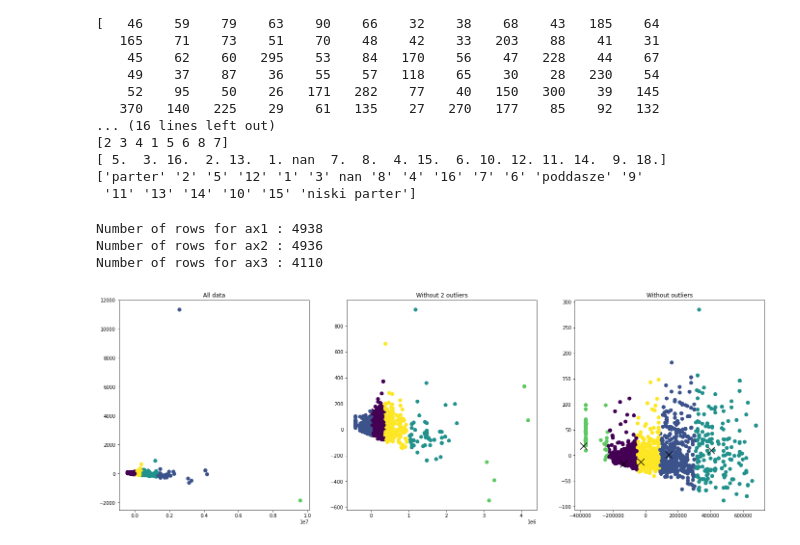
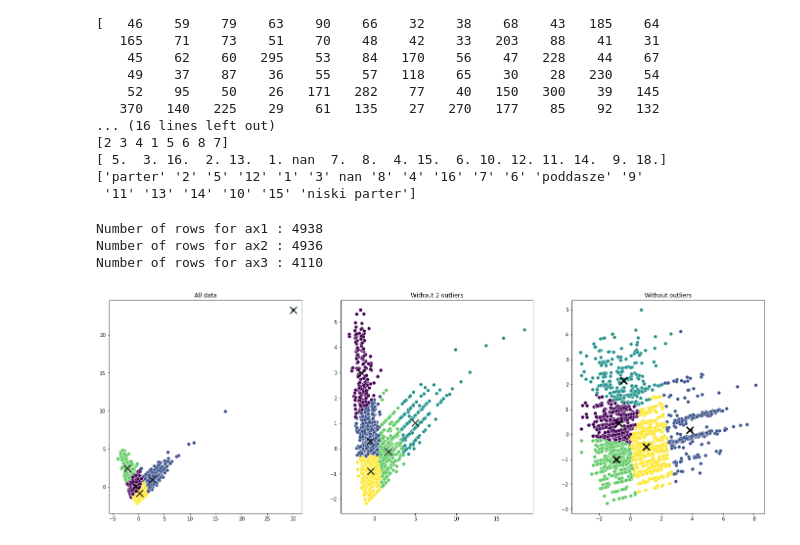
Before and after one commit to filnow/ML-UAM-22, a Jupyter notebook: ex8/8.0.ipynb, the cells around one changed output. Drawn from its saved outputs; the diff is of its cells as text; code cells hidden in the pictures.

Commit message:
add scalar

```diff
--- a/ex8/8.0.ipynb
+++ b/ex8/8.0.ipynb
@@ -54,53 +52,48 @@ data['Liczba pięter w budynku'] = data['Liczba pięter w budynku'].astype(int)
 #Removing 2 biggest outliers in data
 #That is a row where 'cena' is equal to 10000000 and
 # a row where 'Powierzchnia w m2' is equal to 11930
 data_without_2_outliers = data[data['Powierzchnia w m2'] != 11930]
 data_without_2_outliers = data_without_2_outliers[data_without_2_outliers['cena'] != 10000000]
 #Removing outliers using z-score
 data_without_outliers = data[(np.abs(stats.zscore(data)) < 2).all(axis=1)]
 
 fig, (ax1, ax2, ax3) = plt.subplots(1, 3, figsize=(24, 8))
 
 for i, df in enumerate([data, data_without_2_outliers, data_without_outliers]):
 
     X = df.values
 
-    print(f'Number of rows for ax{i+1} : {X.shape[0]}')
+    scaler = StandardScaler()
+    X_scalar = scaler.fit_transform(X)
+
+    #PCA
+    pca = PCA(n_components=2)
+    pca.fit(X_scalar)
+    X_pca = pca.transform(X_scalar)
+
+    print(f'Number of rows for ax{i+1} : {X_pca.shape[0]}')
 
     #KMeans
-    kmeans = KMeans(n_clusters=5, random_state=0).fit(X)
-    clusters = kmeans.predict(X)
+    kmeans = KMeans(n_clusters=5).fit(X_pca)
+    clusters = kmeans.predict(X_pca)
     centers = kmeans.cluster_centers_
 
-    #PCA for data
-    pca = PCA(n_components=2)
-    pca.fit(X)
-    X_pca = pca.transform(X)
-
-    #PCA for centers
-    pca = PCA(n_components=2)
-    pca.fit(centers)
-    centers_pca = pca.transform(centers)
-
-
     if i == 0:
-        ax1.scatter(X_pca[:, 0], X_pca[:, 1], c=clusters, s=50, cmap='viridis')
+        ax1.scatter(X_pca[:, 0], X_pca[:, 1], c=clusters, s=50, edgecolors='white', linewidth=0.5, cmap='viridis')
+        ax1.scatter(centers[:, 0], centers[:, 1], c='black', s=200, alpha=0.9, marker='x', linewidths=2)
         ax1.set_title('All data')
 
     elif i == 1:
-        ax2.scatter(X_pca[:, 0], X_pca[:, 1], c=clusters, s=50, cmap='viridis')
+        ax2.scatter(X_pca[:, 0], X_pca[:, 1], c=clusters, s=50, edgecolors='white', linewidth=0.5, cmap='viridis')
+        ax2.scatter(centers[:, 0], centers[:, 1], c='black', s=200, alpha=0.9, marker='x', linewidths=3)
         ax2.set_title('Without 2 outliers')
 
     elif i == 2:
-        ax3.scatter(X_pca[:, 0], X_pca[:, 1], c=clusters, s=50, cmap='viridis')
-        ax3.scatter(centers_pca[:, 0], centers_pca[:, 1], c='black', s=200, alpha=0.9, marker='x')
+        ax3.scatter(X_pca[:, 0], X_pca[:, 1], c=clusters, s=50, edgecolors='white', linewidth=0.5, cmap='viridis')
+        ax3.scatter(centers[:, 0], centers[:, 1], c='black', s=200, alpha=1, marker='x', linewidths=3)
         ax3.set_title('Without outliers')
-
-#Centers are plotted only on data without outliers
-#because otherwise you see them incorrectly, they are too far to the right
-#this is probably due to pca transformation
 # %% [output]
 Number of rows for ax1 : 4938
 Number of rows for ax2 : 4936
 Number of rows for ax3 : 4110
-[figure, old version]
+[figure, new version]
```
Also changed, not shown: parts of 2 cells of this notebook.
